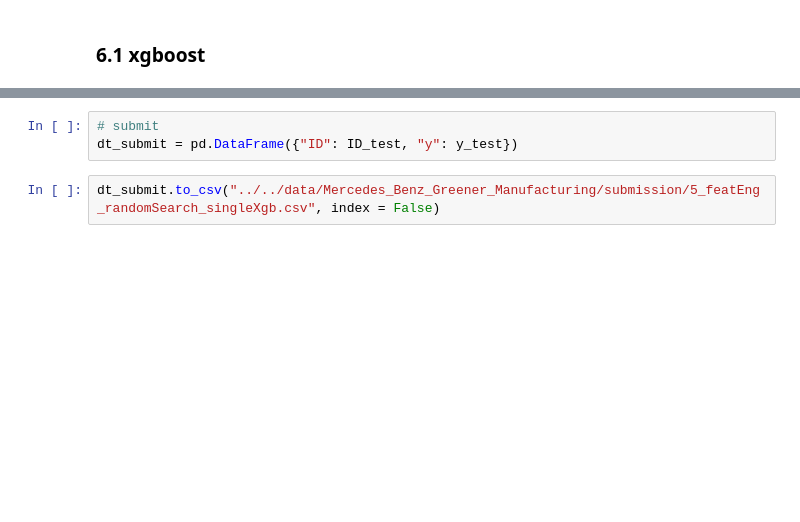
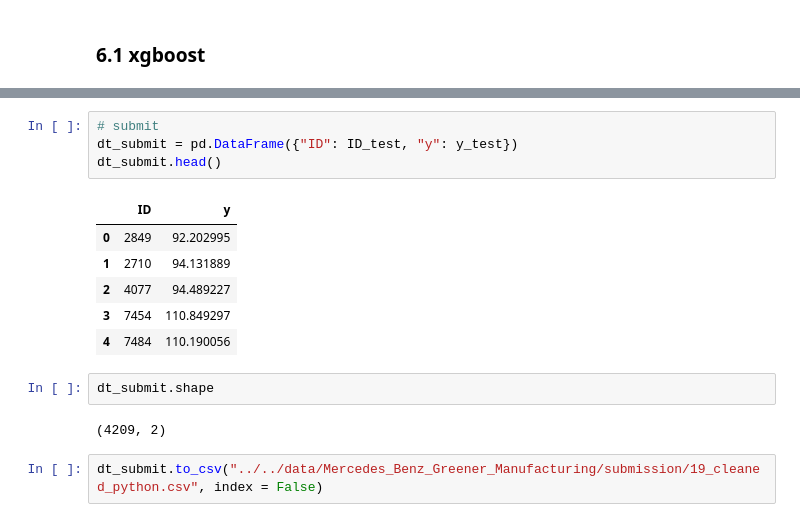
Before and after one commit to jonimatix/Mercedes_Benz_Greener_Manufacturing, a Jupyter notebook: python/6_model_xgb.ipynb, the cells around one changed output, grey strips where cells are left out. Drawn from its saved outputs; the diff is of its cells as text; blank space fills up the shorter version.

```diff
--- a/python/6_model_xgb.ipynb
+++ b/python/6_model_xgb.ipynb
@@ -127,5 +107,17 @@ y_test = randSearch_xgb.best_estimator_.predict(X_test)
 # %%
 # submit
 dt_submit = pd.DataFrame({"ID": ID_test, "y": y_test})
+dt_submit.head()
+# %% [output]
+|  | ID | y |
+| 0 | 2849 | 92.202995 |
+| 1 | 2710 | 94.131889 |
+| 2 | 4077 | 94.489227 |
+| 3 | 7454 | 110.849297 |
+| 4 | 7484 | 110.190056 |
+# %%
+dt_submit.shape
+# %% [output]
+(4209, 2)
 # %%
-dt_submit.to_csv("../../data/Mercedes_Benz_Greener_Manufacturing/submission/5_featEng_randomSearch_singleXgb.csv", index = False)
+dt_submit.to_csv("../../data/Mercedes_Benz_Greener_Manufacturing/submission/19_cleaned_python.csv", index = False)
```
Also changed, not shown: parts of 20 cells of this notebook, 11 other files.
